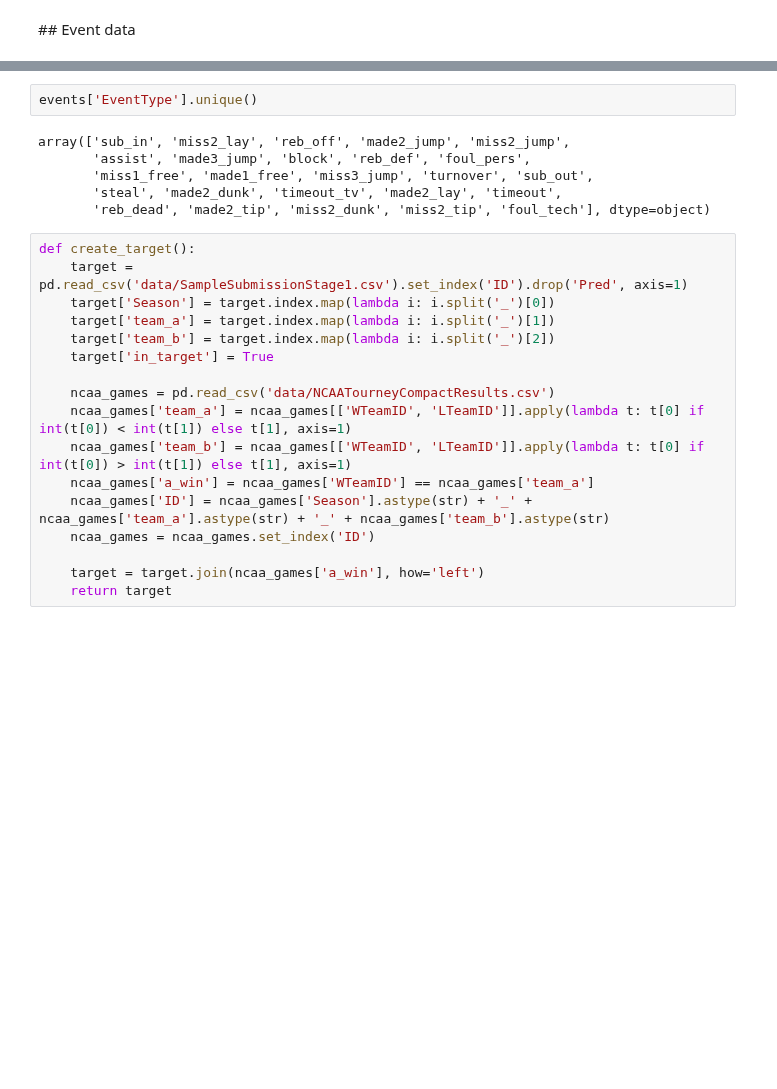
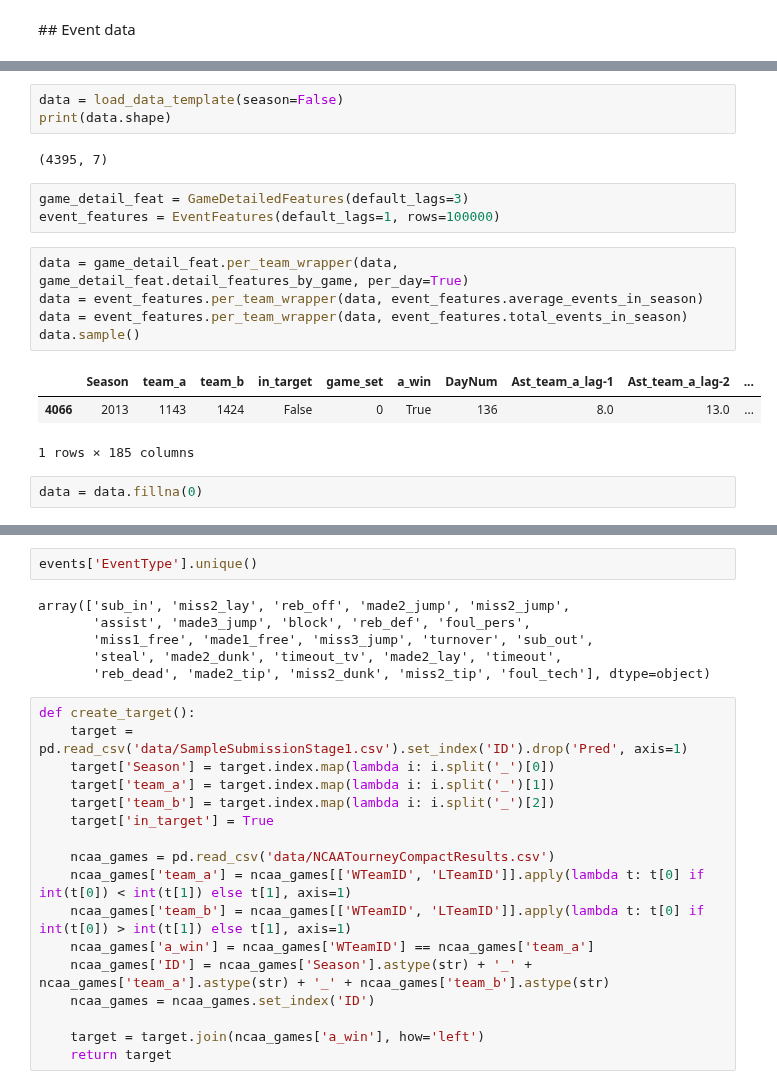
Before and after one commit to TheMoods/MarchMadness, a Jupyter notebook: 2_Javi_event_data.ipynb, the cells around one changed output, grey strips where cells are left out. Saved outputs shown, nothing was run; the diff lists cells and outputs as text; blank space fills up the shorter version.

```diff
--- a/2_Javi_event_data.ipynb
+++ b/2_Javi_event_data.ipynb
@@ -136,0 +88,19 @@ events.groupby(['EventTeamID', 'Season'])[le.classes_].sum()
+# %%
+data = load_data_template(season=False)
+print(data.shape)
+# %% [output]
+(4395, 7)
+# %%
+game_detail_feat = GameDetailedFeatures(default_lags=3)
+event_features = EventFeatures(default_lags=1, rows=100000)
+# %%
+data = game_detail_feat.per_team_wrapper(data, game_detail_feat.detail_features_by_game, per_day=True)
+data = event_features.per_team_wrapper(data, event_features.average_events_in_season)
+data = event_features.per_team_wrapper(data, event_features.total_events_in_season)
+data.sample()
+# %% [output]
+|  | Season | team_a | team_b | in_target | game_set | a_win | DayNum | Ast_team_a_lag-1 | Ast_team_a_lag-2 | ... |
+| 4066 | 2013 | 1143 | 1424 | False | 0 | True | 136 | 8.0 | 13.0 | ... |
+1 rows × 185 columns
+# %%
+data = data.fillna(0)
```
Also changed, not shown: parts of 24 cells of this notebook, 4 other files.
